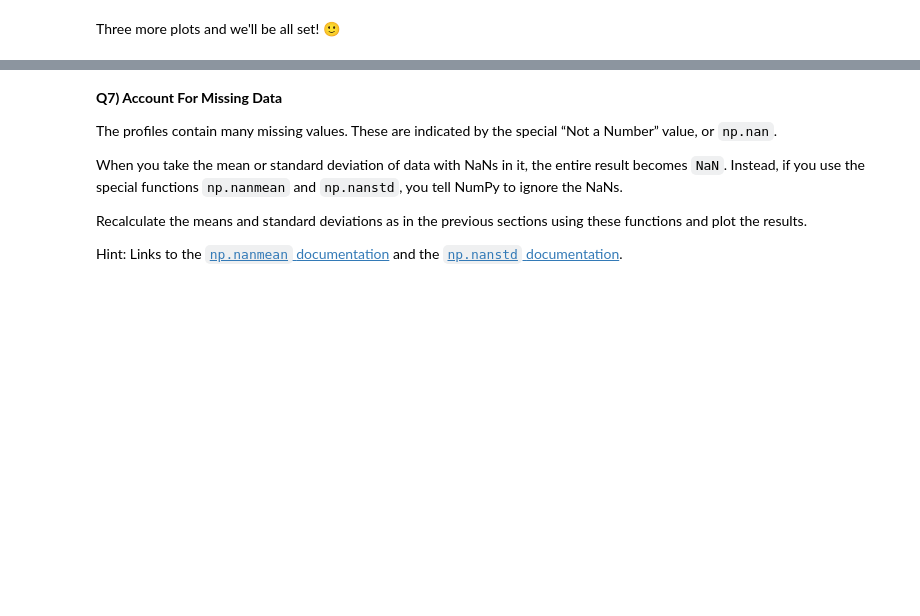
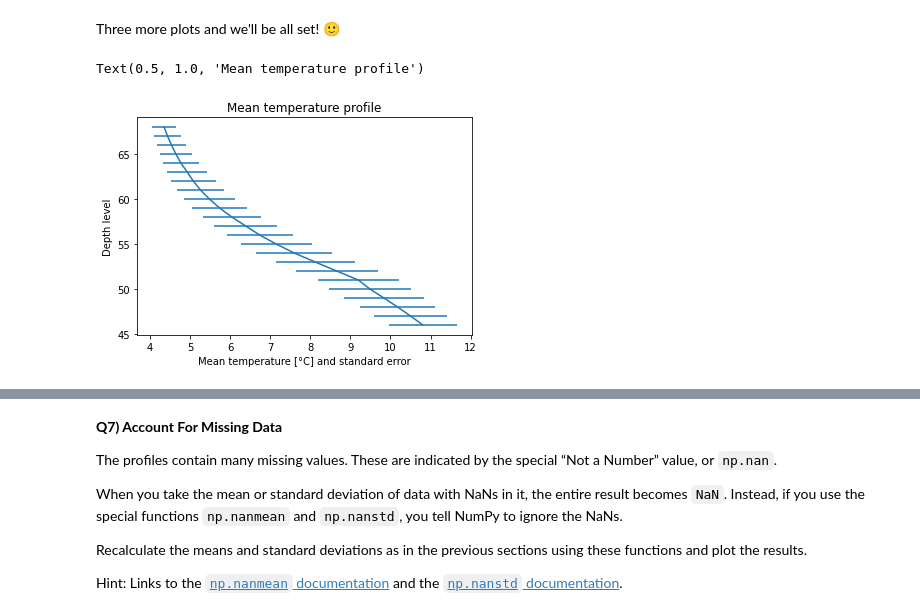
Before and after one commit to ocallaghanm/2022_Intro_Python, a Jupyter notebook: Exercises/W2_S1.ipynb, the cells around one changed output, grey strips where cells are left out. Cells and saved outputs as stored; diff of their text form; code cells hidden in the pictures; blank space fills up the shorter version.

```diff
--- a/Exercises/W2_S1.ipynb
+++ b/Exercises/W2_S1.ipynb
@@ -248,2 +246,6 @@ ___
+# %%
+P_means = np.mean(P,axis=1)
+T_means = np.mean(T,axis=1)
+drel_means = np.mean(relative_density,axis=1)
 # %% [markdown]
 ... and the standard deviations.
@@ -269,2 +277,10 @@ plt.title(___)
 # %% [markdown]
 Three more plots and we'll be all set! 🙂
+# %%
+plt.errorbar(T_means,levels,xerr=T_std)
+plt.xlabel('Mean temperature [°C] and standard error')
+plt.ylabel('Depth level')
+plt.title('Mean temperature profile')
+# %% [output]
+Text(0.5, 1.0, 'Mean temperature profile')
+[figure, added]
```
Also changed, not shown: parts of 16 cells of this notebook.
